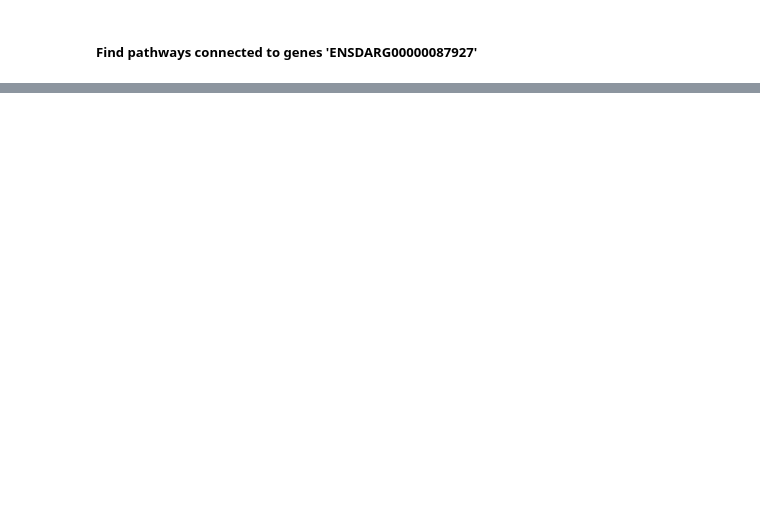
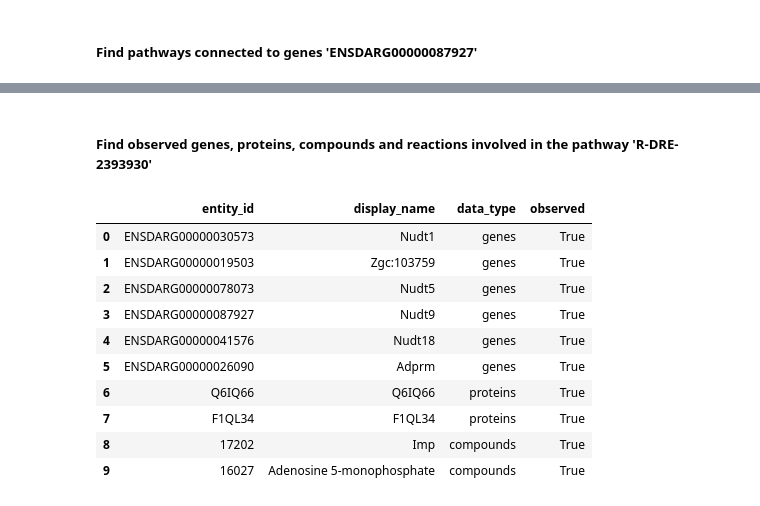
Before and after one commit to glasgowcompbio/pyMultiOmics, a Jupyter notebook: notebooks/zebrafish_demo.ipynb, the cells around one changed output, grey strips where cells are left out. Drawn from its saved outputs; the diff is of its cells as text; code cells hidden in the pictures; blank space fills up the shorter version.

```diff
--- a/notebooks/zebrafish_demo.ipynb
+++ b/notebooks/zebrafish_demo.ipynb
@@ -258,0 +280,16 @@ m.get_connected(query_id, PATHWAYS)
+# %% [markdown]
+##### Find observed genes, proteins, compounds and reactions involved in the pathway 'R-DRE-2393930'
+# %%
+m.get_connected('R-DRE-2393930', dest_type=[GENES, PROTEINS, COMPOUNDS], observed=True)
+# %% [output]
+|  | entity_id | display_name | data_type | observed |
+| 0 | ENSDARG00000030573 | Nudt1 | genes | True |
+| 1 | ENSDARG00000019503 | Zgc:103759 | genes | True |
+| 2 | ENSDARG00000078073 | Nudt5 | genes | True |
+| 3 | ENSDARG00000087927 | Nudt9 | genes | True |
+| 4 | ENSDARG00000041576 | Nudt18 | genes | True |
+| 5 | ENSDARG00000026090 | Adprm | genes | True |
+| 6 | Q6IQ66 | Q6IQ66 | proteins | True |
+| 7 | F1QL34 | F1QL34 | proteins | True |
+| 8 | 17202 | Imp | compounds | True |
+| 9 | 16027 | Adenosine 5-monophosphate | compounds | True |
```
Also changed, not shown: parts of 19 cells of this notebook, 1 other file.
